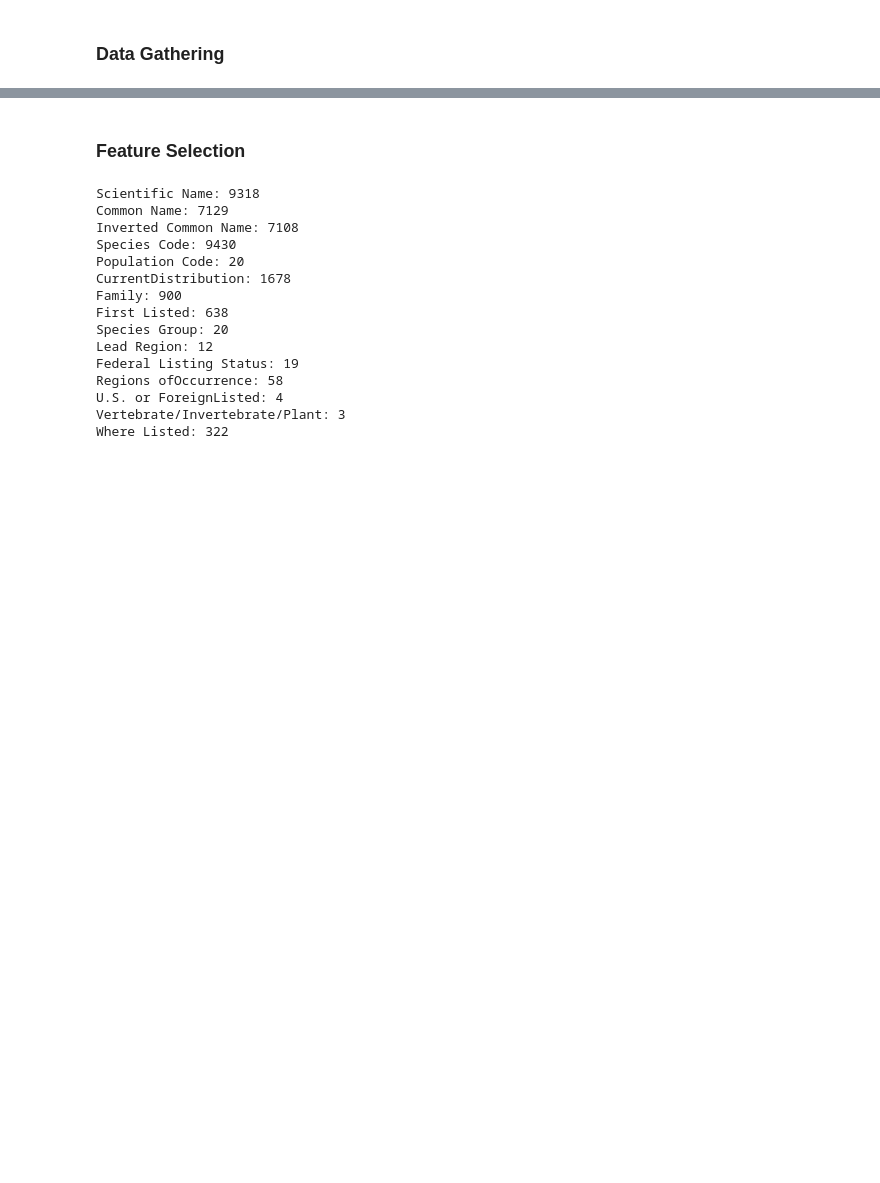
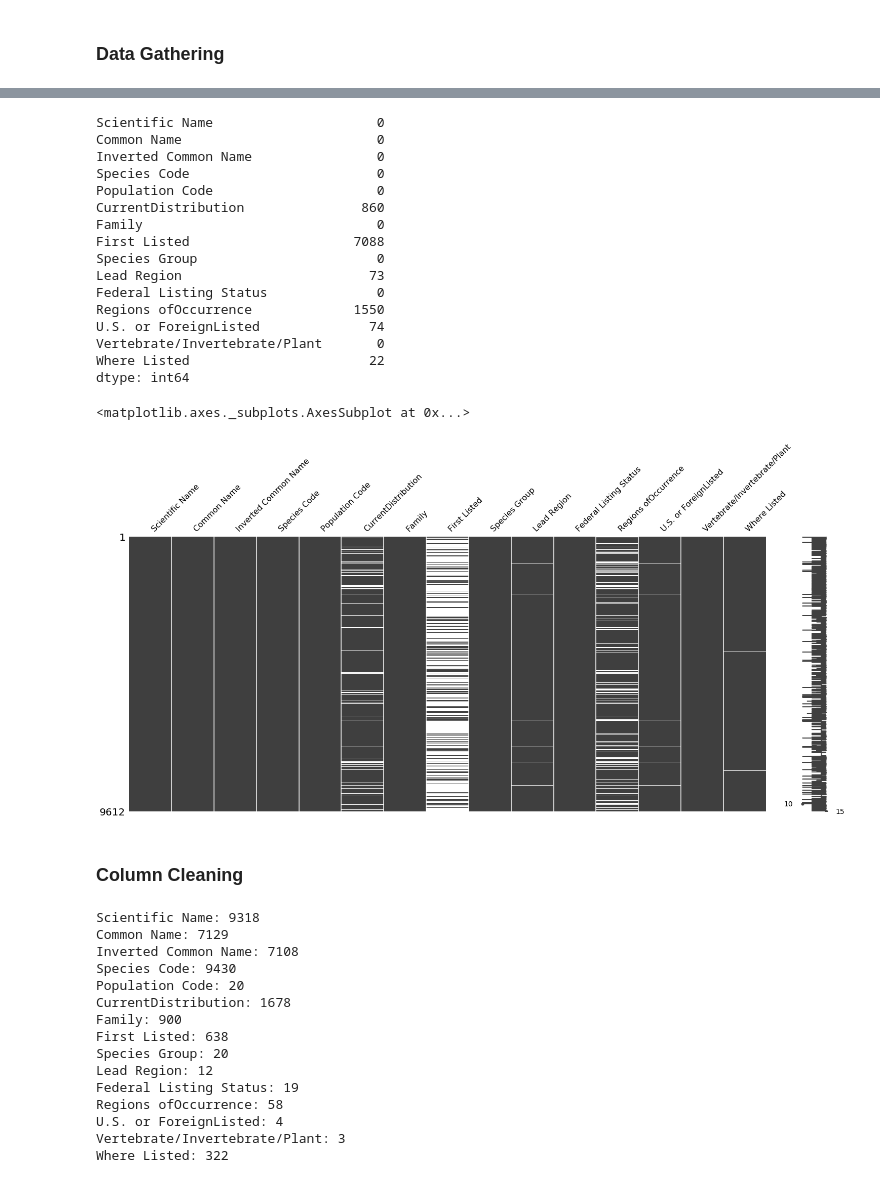
Before and after one commit to acdick/endangered_species_classification, a Jupyter notebook: Source/01_US_Fish_and_Wildlife_Service.ipynb, the cells around one changed output, grey strips where cells are left out. Saved outputs shown, nothing was run; the diff lists cells and outputs as text; code cells hidden in the pictures; blank space fills up the shorter version.

Commit message:
cleaned up US fish and wildlife data

```diff
--- a/Source/01_US_Fish_and_Wildlife_Service.ipynb
+++ b/Source/01_US_Fish_and_Wildlife_Service.ipynb
@@ -17,8 +18,33 @@ species.head()
 | 2 | Ablautus schlingeri | Oso Flaco robber fly | Robber fly, Oso Flaco | I0O3 | I01 | ... |
 | 3 | Abronia alpina | Ramshaw Meadows sand-verbena | Sand-verbena, Ramshaw Meadows | Q009 | P01 | ... |
 | 4 | Abronia ammophila | Yellowstone Sand Verbena | Verbena Yellowstone Sand | Q3LO | P01 | ... |
-# %% [markdown]
-### Feature Selection
+# %%
+# check species data for null values
+print(species.isnull().sum())
+
+# visualize null values
+msno.matrix(species)
+# %% [output]
+Scientific Name                     0
+Common Name                         0
+Inverted Common Name                0
+Species Code                        0
+Population Code                     0
+CurrentDistribution               860
+Family                              0
+First Listed                     7088
+Species Group                       0
+Lead Region                        73
+Federal Listing Status              0
+Regions ofOccurrence             1550
+U.S. or ForeignListed              74
+Vertebrate/Invertebrate/Plant       0
+Where Listed                       22
+dtype: int64
+<matplotlib.axes._subplots.AxesSubplot at 0x...>
+[figure, added]
+# %% [markdown]
+### Column Cleaning
 # %%
 # print unique values in each column
 for column in species.columns:
```
Also changed, not shown: parts of 9 cells of this notebook, 1 other file.
